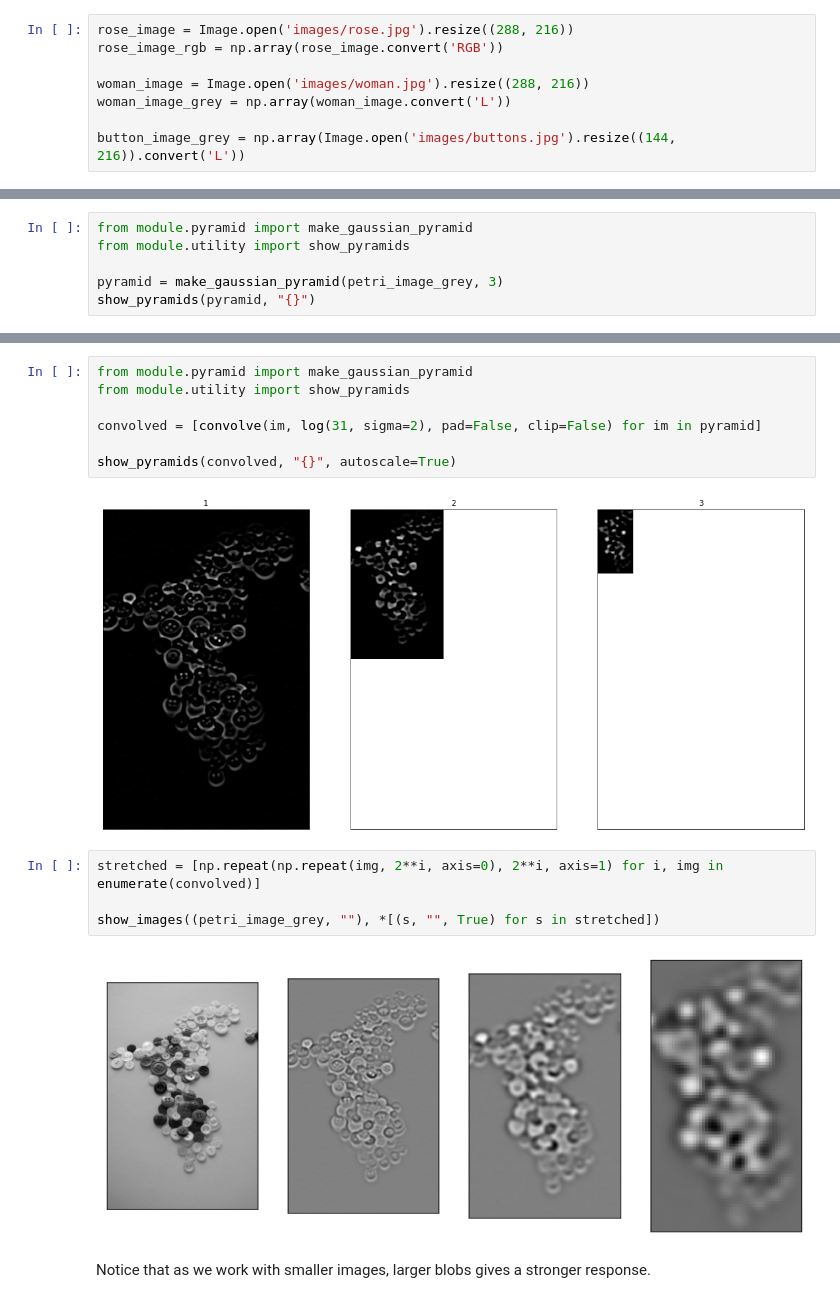
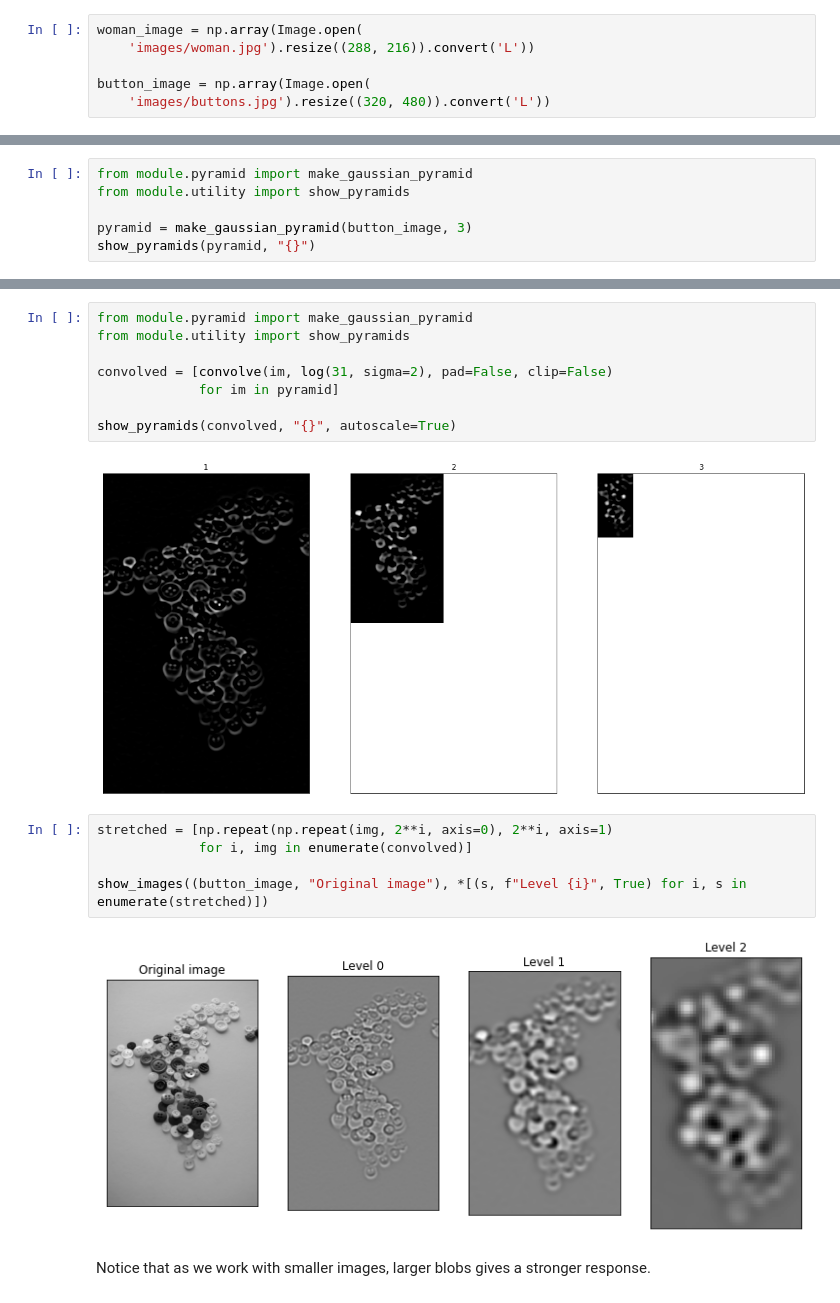
Before and after one commit to 0WN463/wellspring, a Jupyter notebook: computer-vision/key_points.ipynb, the cells around one changed output, grey strips where cells are left out. Cells and saved outputs as stored; diff of their text form.

```diff
--- a/computer-vision/key_points.ipynb
+++ b/computer-vision/key_points.ipynb
@@ -9,13 +9,11 @@ import numpy as np
 import matplotlib.pyplot as plt
 from PIL import Image
 # %%
-rose_image = Image.open('images/rose.jpg').resize((288, 216))
-rose_image_rgb = np.array(rose_image.convert('RGB'))
+woman_image = np.array(Image.open(
+    'images/woman.jpg').resize((288, 216)).convert('L'))
 
-woman_image = Image.open('images/woman.jpg').resize((288, 216))
-woman_image_grey = np.array(woman_image.convert('L'))
-
-button_image_grey = np.array(Image.open('images/buttons.jpg').resize((144, 216)).convert('L'))
+button_image = np.array(Image.open(
+    'images/buttons.jpg').resize((320, 480)).convert('L'))
 # %%
 shape_image = Image.open('images/shapes.png')
 shape_image = np.array(shape_image.convert('L'))
@@ -538,7 +508,7 @@ A way around this is to use the Gaussian pyramid.
 from module.pyramid import make_gaussian_pyramid
 from module.utility import show_pyramids
 
-pyramid = make_gaussian_pyramid(petri_image_grey, 3)
+pyramid = make_gaussian_pyramid(button_image, 3)
 show_pyramids(pyramid, "{}")
 # %% [output]
 [figure]
@@ -550,16 +520,18 @@ Since the relative size of kernel to image is the same as our previous approach,
 from module.pyramid import make_gaussian_pyramid
 from module.utility import show_pyramids
 
-convolved = [convolve(im, log(31, sigma=2), pad=False, clip=False) for im in pyramid]
+convolved = [convolve(im, log(31, sigma=2), pad=False, clip=False)
+             for im in pyramid]
 
 show_pyramids(convolved, "{}", autoscale=True)
 # %% [output]
 [figure]
 # %%
-stretched = [np.repeat(np.repeat(img, 2**i, axis=0), 2**i, axis=1) for i, img in enumerate(convolved)]
+stretched = [np.repeat(np.repeat(img, 2**i, axis=0), 2**i, axis=1)
+             for i, img in enumerate(convolved)]
 
-show_images((petri_image_grey, ""), *[(s, "", True) for s in stretched])
+show_images((button_image, "Original image"), *[(s, f"Level {i}", True) for i, s in enumerate(stretched)])
 # %% [output]
-[figure, old version]
+[figure, new version]
 # %% [markdown]
 Notice that as we work with smaller images, larger blobs gives a stronger response.
```
Also changed, not shown: parts of 16 cells of this notebook, 2 other files.
